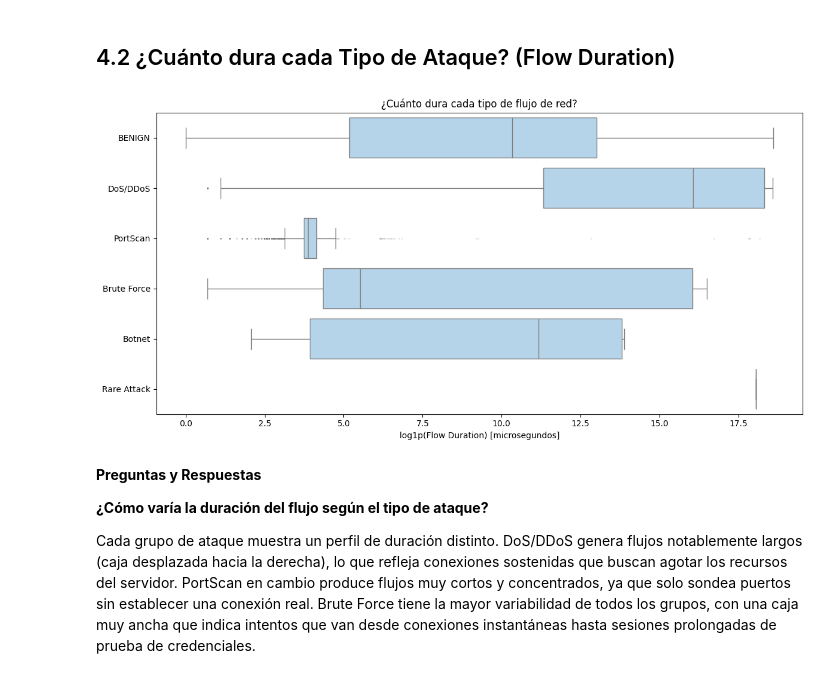
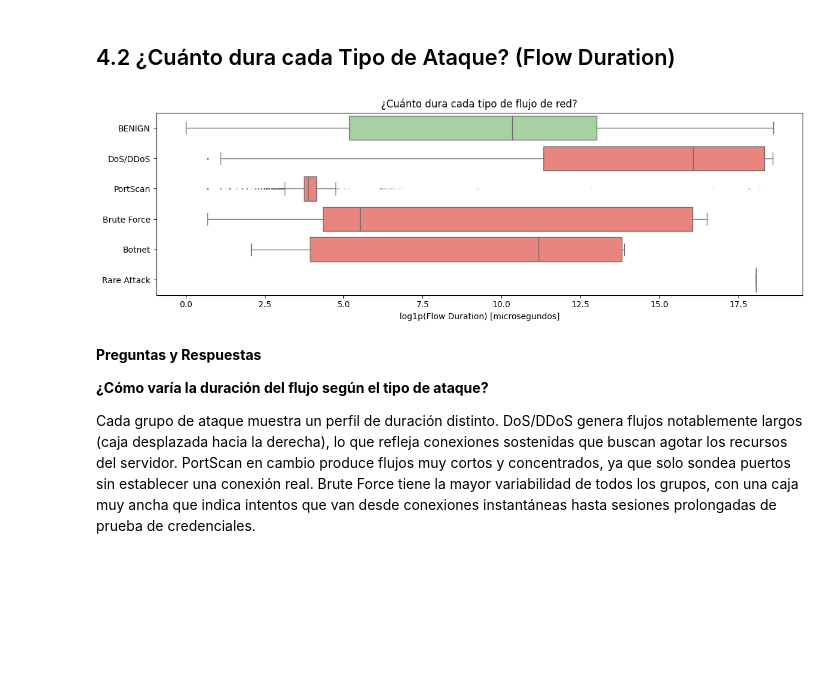
Before and after one commit to jotaeleb/tif-ciencias-de-datos, a Jupyter notebook: notebooks/proyecto_eda.ipynb, the cells around one changed output. Cells and saved outputs as stored; diff of their text form; code cells hidden in the pictures; blank space fills up the shorter version.

```diff
--- a/notebooks/proyecto_eda.ipynb
+++ b/notebooks/proyecto_eda.ipynb
@@ -953,21 +953,22 @@ Rare Attack        47           0.002   Ataque
 # %%
 # Boxplot de duración por clase (escala log)
 muestra = df_clean.sample(min(50_000, len(df_clean)), random_state=42).copy()
 muestra['log_duration'] = np.log1p(muestra['Flow Duration'].clip(lower=0))
 
 orden = df_clean['Label'].value_counts().index
+colors_list = [COLOR_BENIGNO if c == 'BENIGN' else COLOR_ATAQUE for c in orden]
 
-fig, ax = plt.subplots(figsize=(12, 6))
+fig, ax = plt.subplots(figsize=(12, 4))
 sns.boxplot(data=muestra, x='log_duration', y='Label', order=orden,
-            color=COLOR_NEUTRO,
-            flierprops={'marker': '.', 'alpha': 0.2, 'markersize': 2})
+                palette=dict(zip(orden, colors_list)),
+                flierprops={'marker':'.','alpha':0.2,'markersize':2})
 ax.set_xlabel('log1p(Flow Duration) [microsegundos]')
 ax.set_ylabel('')
 ax.set_title('¿Cuánto dura cada tipo de flujo de red?')
 plt.tight_layout()
 plt.show()
 # %% [output]
-[figure, old version]
+[figure, new version]
 # %% [markdown]
 **Preguntas y Respuestas**
 
```
Also changed, not shown: parts of 11 cells of this notebook.
